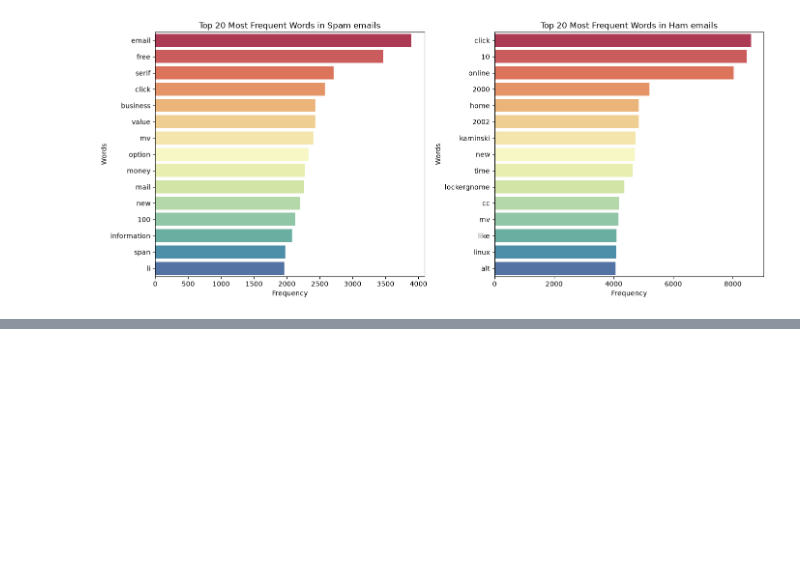
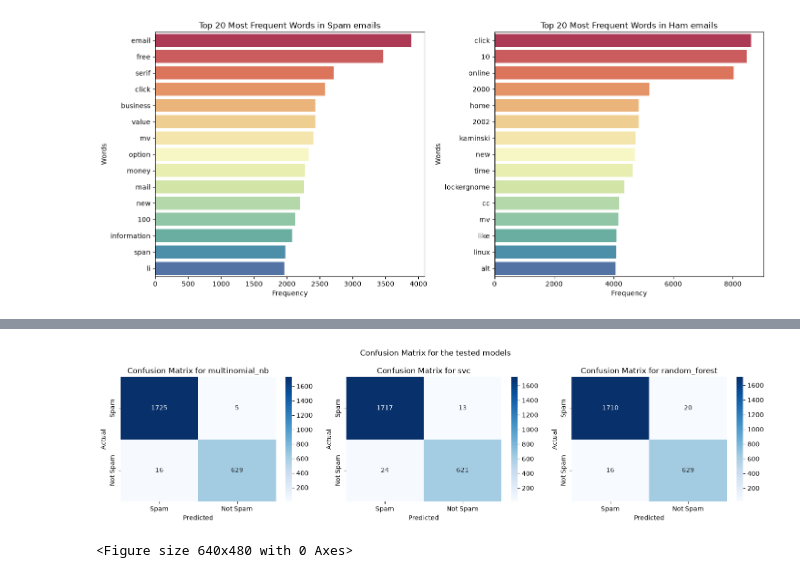
Before and after one commit to Robert-Cuello/Spam_Classification-Naive_Bayes, a Jupyter notebook: main.ipynb, the cells around one changed output, grey strips where cells are left out. Cells and saved outputs as stored; diff of their text form; code cells hidden in the pictures; blank space fills up the shorter version.

```diff
--- a/main.ipynb
+++ b/main.ipynb
@@ -278,16 +285,23 @@ plt.savefig('./results/roc_curves.png', dpi=300, bbox_inches='tight')
 # %%
-fig, axes = plt.subplots(3, 3, figsize=(8, 6))
+n_models = len(models)
+ncols = min(3, n_models)
+nrows = math.ceil(n_models / ncols)
+
+fig, axes = plt.subplots(nrows, ncols, figsize=(5*ncols, 4*nrows), squeeze=False)
 axes_flat = axes.ravel()
 
 for i, model in enumerate(models):
-    y_proba = results_test[model]['y_proba']
-    cm = confusion_matrix(y_test, y_proba, labels=['Spam', 'Not Spam'])
-    sns.heatmap(cm, ax = axes[i], annot=True, fmt='d', cmap='Blues', xticklabels=['Spam', 'Not Spam'], yticklabels=['Spam', 'Not Spam'])
-    axes[i].set_title(f'Confusion Matrix for {model}')
-    plt.title('Confusion Matrix for the tested models')
-    axes[i].set_xlabel('Predicted')
-    axes[i].set_ylabel('Actual')
+    y_pred = results_test[model]['y_pred']
+    cm = confusion_matrix(y_test, y_pred)
+    sns.heatmap(cm, ax = axes_flat[i], annot=True, fmt='d', cmap='Blues', xticklabels=['Spam', 'Not Spam'], yticklabels=['Spam', 'Not Spam'])
+    axes_flat[i].set_title(f'Confusion Matrix for {model}')
+    axes_flat[i].set_xlabel('Predicted')
+    axes_flat[i].set_ylabel('Actual')
 
+plt.suptitle('Confusion Matrix for the tested models')
 plt.tight_layout()
 plt.show()
 plt.savefig('./results/confusion_matrices.png', dpi=300, bbox_inches='tight')
+# %% [output]
+[figure, added]
+<Figure size 640x480 with 0 Axes>
```
Also changed, not shown: parts of 5 cells of this notebook, 4 other files.
